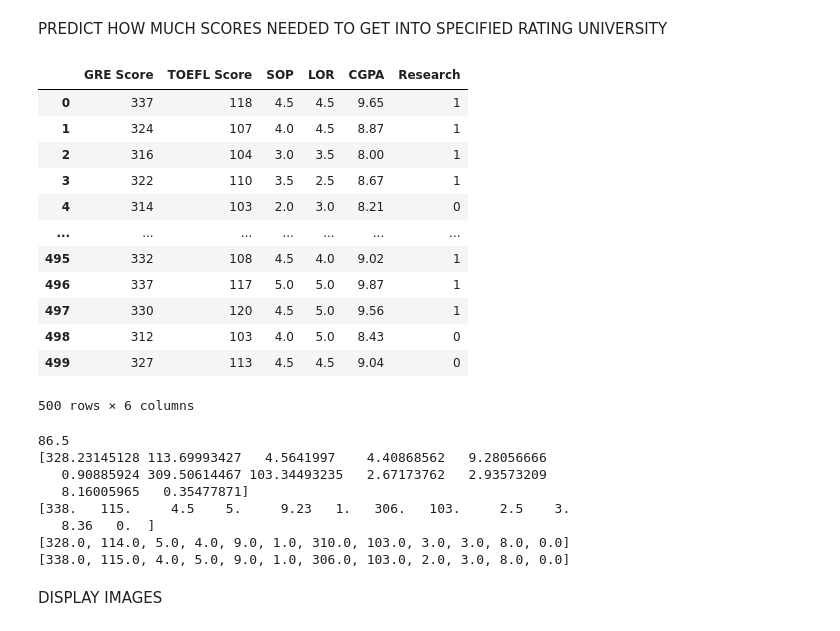
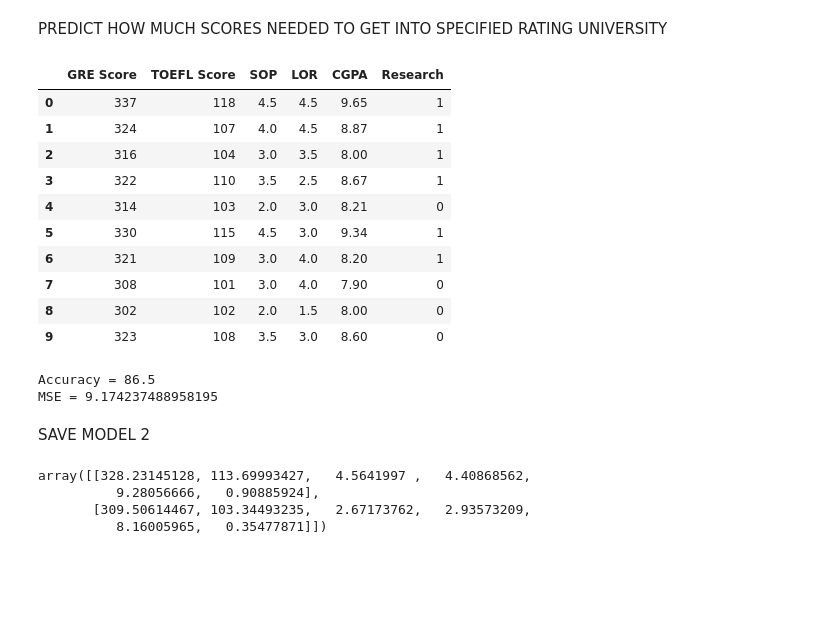
Before and after one commit to Piyushoberoy/UAPS---UNIVERSITY_ADMISSION_PREDICTION_SYSTEM, a Jupyter notebook: TESTING.ipynb, the cells around one changed output. Drawn from its saved outputs; the diff is of its cells as text; code cells hidden in the pictures; blank space fills up the shorter version.

```diff
--- a/TESTING.ipynb
+++ b/TESTING.ipynb
@@ -114,39 +149,32 @@ PREDICT HOW MUCH SCORES NEEDED TO GET INTO SPECIFIED RATING UNIVERSITY
 # %%
 file = pd.read_csv("admission_data.csv")
 file.rename(columns={'Chance of Admit ': 'Chance of Admit'}, inplace=True)
 U_rating = file["University Rating"]
-mod_file_1 = file.drop(
-    ["Chance of Admit", "University Rating"], axis="columns")
-mod_file_1
+mod_file_1 = file.drop(["Chance of Admit", "University Rating"], axis="columns")
+mod_file_1.head(10)
 # %% [output]
 |  | GRE Score | TOEFL Score | SOP | LOR | CGPA | Research |
 | 0 | 337 | 118 | 4.5 | 4.5 | 9.65 | 1 |
 | 1 | 324 | 107 | 4.0 | 4.5 | 8.87 | 1 |
 | 2 | 316 | 104 | 3.0 | 3.5 | 8.00 | 1 |
 | 3 | 322 | 110 | 3.5 | 2.5 | 8.67 | 1 |
 | 4 | 314 | 103 | 2.0 | 3.0 | 8.21 | 0 |
-| ... | ... | ... | ... | ... | ... | ... |
-| 495 | 332 | 108 | 4.5 | 4.0 | 9.02 | 1 |
-| 496 | 337 | 117 | 5.0 | 5.0 | 9.87 | 1 |
-| 497 | 330 | 120 | 4.5 | 5.0 | 9.56 | 1 |
-| 498 | 312 | 103 | 4.0 | 5.0 | 8.43 | 0 |
-| 499 | 327 | 113 | 4.5 | 4.5 | 9.04 | 0 |
+| 5 | 330 | 115 | 4.5 | 3.0 | 9.34 | 1 |
+| 6 | 321 | 109 | 3.0 | 4.0 | 8.20 | 1 |
+| 7 | 308 | 101 | 3.0 | 4.0 | 7.90 | 0 |
+| 8 | 302 | 102 | 2.0 | 1.5 | 8.00 | 0 |
+| 9 | 323 | 108 | 3.5 | 3.0 | 8.60 | 0 |
-500 rows × 6 columns
 # %%
-from sklearn.model_selection import KFold
-from sklearn.svm import SVC
-kf = KFold(n_splits=250)
+kf = KFold(n_splits=200)
 
 scores_linear = [0]
 scores_logistic = [0]
 scores_svm = [0]
 scores_rf = [0]
 
-
 def get_score(model, X_train, X_test, y_train, y_test):
     model.fit(X_train.reshape(-1, 1), y_train)
     return model.score(X_test.reshape(-1, 1), y_test)
-
 
 f_X_train, f_X_test, f_y_train, f_y_test = 0, 0, 0, 0
 for train_index, test_index in kf.split(U_rating):
@@ -158,29 +186,16 @@ for train_index, test_index in kf.split(U_rating):
         f_X_train, f_X_test, f_y_train, f_y_test = X_train, X_test, y_train, y_test
         scores_linear.append(res)
 
-f_X_train, f_X_test, f_y_train, f_y_test = pd.DataFrame(f_X_train), pd.DataFrame(
-    f_X_test), pd.DataFrame(f_y_train), pd.DataFrame(f_y_test)
-model = LinearRegression()
-model.fit(f_X_train, f_y_train)
-print(round(model.score(f_X_test, f_y_test)*100, 2))
-predicted, actual = [], []
-print(np.array(model.predict(f_X_test)).flatten())
-print(np.array(f_y_test).flatten())
-for a in np.array(model.predict(f_X_test)).flatten():
-    predicted.append(round(a, 0))
+f_X_train, f_X_test, f_y_train, f_y_test = pd.DataFrame(f_X_train), pd.DataFrame(f_X_test), pd.DataFrame(f_y_train), pd.DataFrame(f_y_test)
 
-for a in np.array(f_y_test).flatten():
-    actual.append(round(a, 0))
-print(predicted)
-print(actual)
+model2 = LinearRegression()
+model2.fit(f_X_train, f_y_train)
+
+y_pred = model2.predict(f_X_test)
+mse = mean_squared_error(f_y_test,y_pred)
+
+print("Accuracy =", round(model2.score(f_X_test, f_y_test)*100, 2))
+print("MSE =", mse)
 # %% [output]
-86.5
-[328.23145128 113.69993427   4.5641997    4.40868562   9.28056666
-   0.90885924 309.50614467 103.34493235   2.67173762   2.93573209
-   8.16005965   0.35477871]
-[338.   115.     4.5    5.     9.23   1.   306.   103.     2.5    3.
-   8.36   0.  ]
-[328.0, 114.0, 5.0, 4.0, 9.0, 1.0, 310.0, 103.0, 3.0, 3.0, 8.0, 0.0]
-[338.0, 115.0, 4.0, 5.0, 9.0, 1.0, 306.0, 103.0, 2.0, 3.0, 8.0, 0.0]
+Accuracy = 86.5
+MSE = 9.174237488958195
-# %% [markdown]
-DISPLAY IMAGES
@@ -207,0 +202,11 @@ window.mainloop()
+# %% [markdown]
+SAVE MODEL 2
+# %%
+joblib.dump(model2, 'UAPS2.pkl')
+savedModel2 = joblib.load('UAPS2.pkl')
+savedModel2.predict(f_X_test)
+# %% [output]
+array([[328.23145128, 113.69993427,   4.5641997 ,   4.40868562,
+          9.28056666,   0.90885924],
+       [309.50614467, 103.34493235,   2.67173762,   2.93573209,
+          8.16005965,   0.35477871]])
```
Also changed, not shown: parts of 12 cells of this notebook, 3 other files.
